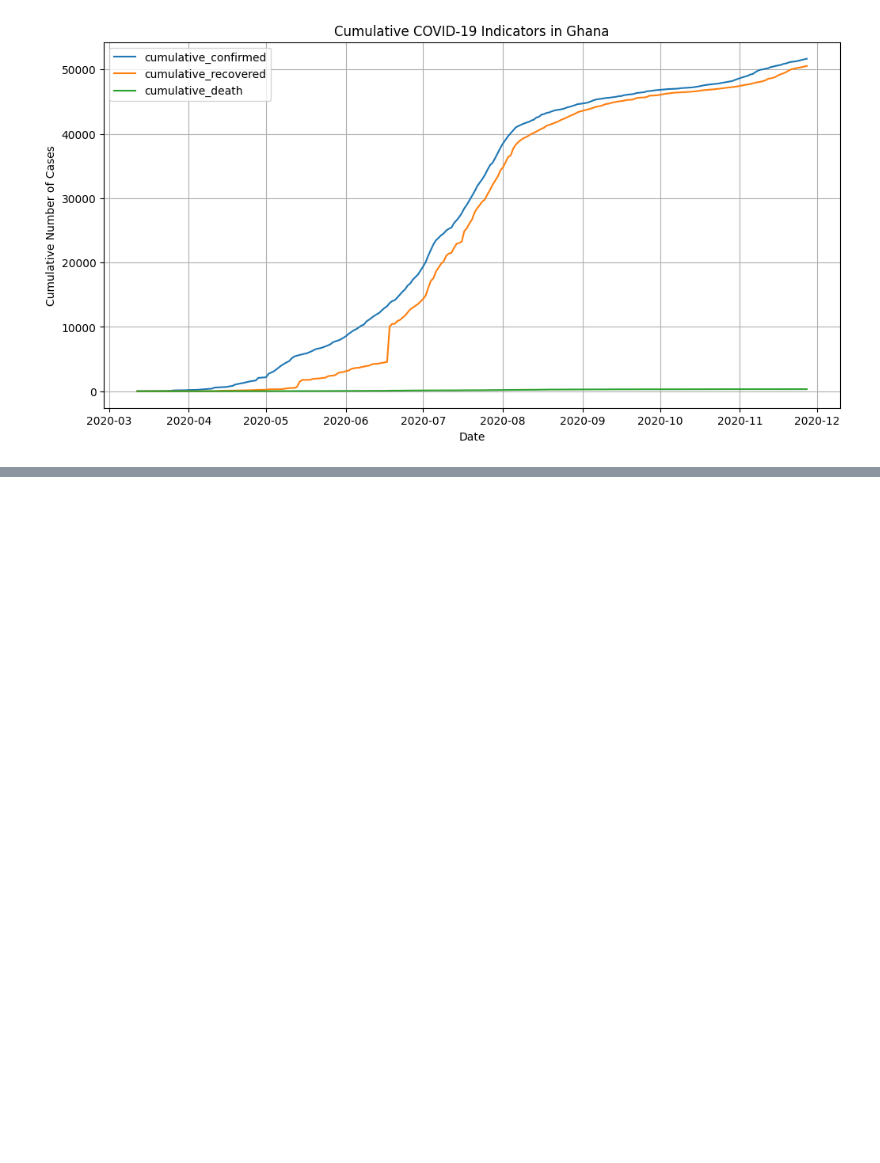
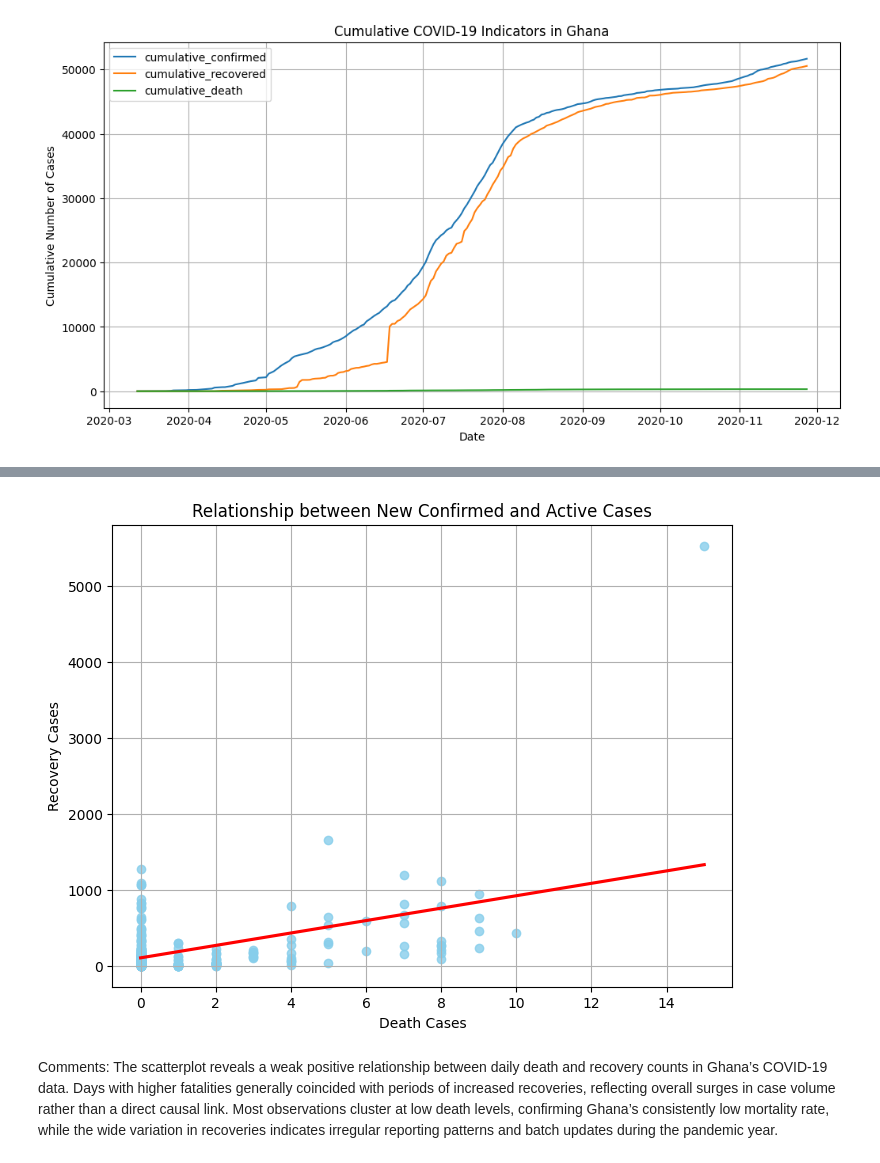
Before and after one commit to aquashie14/COVID-19-Analysis, a Jupyter notebook: Notebooks/CoviD_19.ipynb, the cells around one changed output, grey strips where cells are left out. Drawn from its saved outputs; the diff is of its cells as text; code cells hidden in the pictures; blank space fills up the shorter version.

```diff
--- a/Notebooks/CoviD_19.ipynb
+++ b/Notebooks/CoviD_19.ipynb
@@ -256,0 +336,16 @@ Comments:
+# %%
+plt.figure(figsize=(8,6))
+sns.regplot(x='death', y='recovered', data=covid_data,
+            scatter_kws={'color':'skyblue'},   # color of points
+            line_kws={'color':'red'},          # color of best-fit line
+            ci=None)                           # remove confidence interval
+plt.title('Relationship between New Confirmed and Active Cases')
+plt.xlabel('Death Cases')
+plt.ylabel('Recovery Cases')
+plt.grid(True)
+plt.show()
+# %% [output]
+[figure, added]
+# %% [markdown]
+Comments:
+The scatterplot reveals a weak positive relationship between daily death and recovery counts in Ghana’s COVID-19 data. Days with higher fatalities generally coincided with periods of increased recoveries, reflecting overall surges in case volume rather than a direct causal link. Most observations cluster at low death levels, confirming Ghana’s consistently low mortality rate, while the wide variation in recoveries indicates irregular reporting patterns and batch updates during the pandemic year.
```
Also changed, not shown: parts of 10 cells of this notebook, 2 other files.
